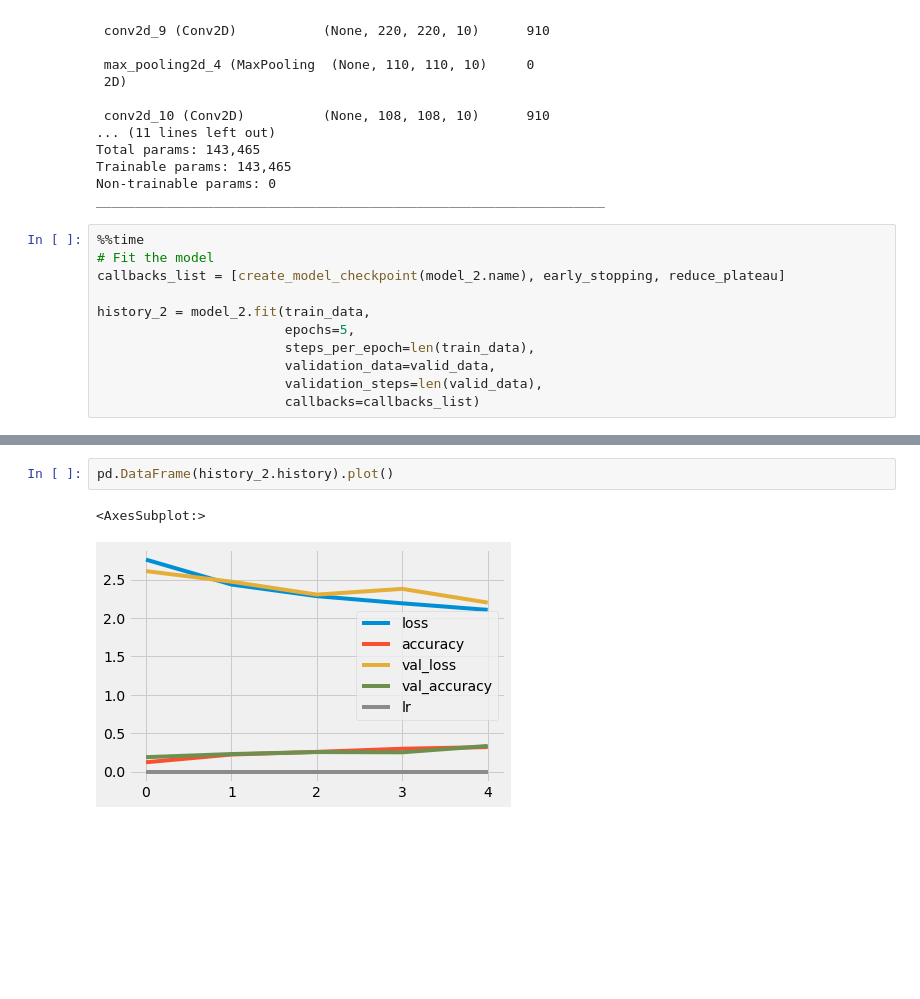
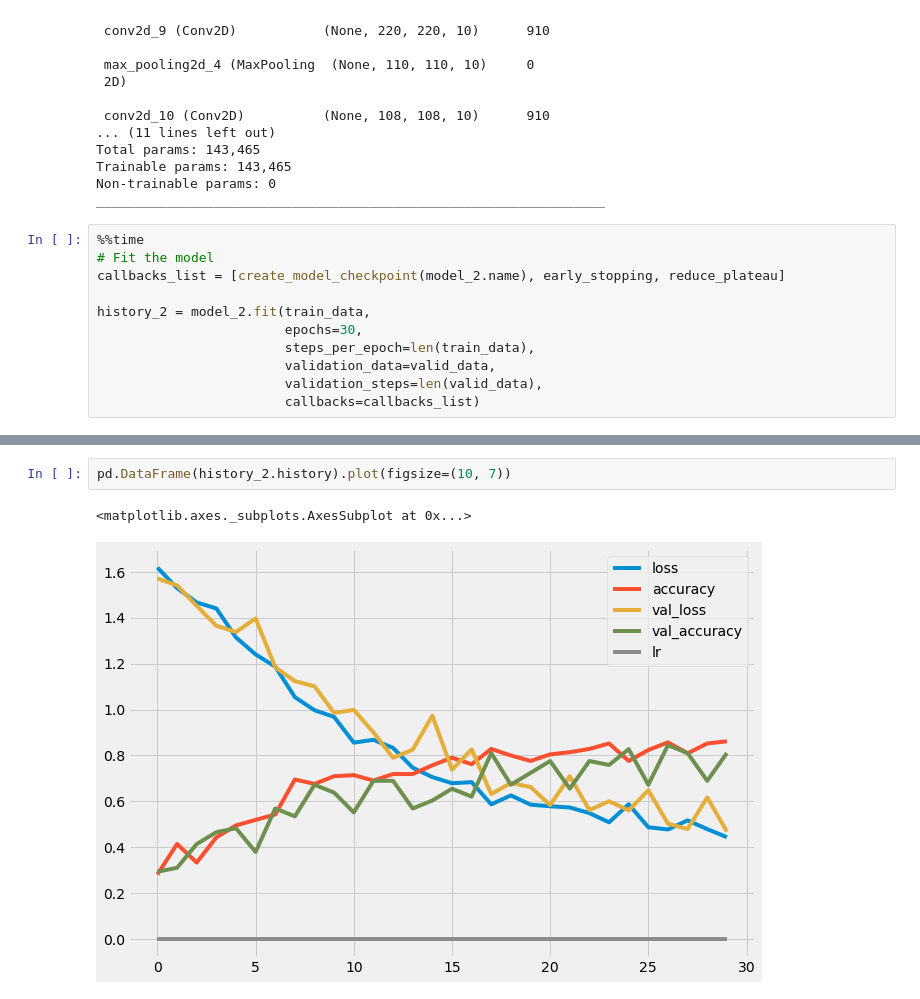
Before and after one commit to benjaminogbonna/plant_disease_identification, a Jupyter notebook: plant_disease_identification.ipynb, the cells around one changed output, grey strips where cells are left out. Cells and saved outputs as stored; diff of their text form; blank space fills up the shorter version.

Commit message:
more eperiments for grascale images, and training for 30 epochs.

```diff
--- a/plant_disease_identification.ipynb
+++ b/plant_disease_identification.ipynb
@@ -496,7 +469,7 @@ _________________________________________________________________
 callbacks_list = [create_model_checkpoint(model_2.name), early_stopping, reduce_plateau]
 
 history_2 = model_2.fit(train_data,
-                        epochs=5,
+                        epochs=30,
                         steps_per_epoch=len(train_data),
                         validation_data=valid_data,
                         validation_steps=len(valid_data),
@@ -522,5 +506,5 @@ model_2.evaluate(valid_data)
 # %%
-pd.DataFrame(history_2.history).plot()
+pd.DataFrame(history_2.history).plot(figsize=(10, 7))
 # %% [output]
-<AxesSubplot:>
+<matplotlib.axes._subplots.AxesSubplot at 0x...>
-[figure, old version]
+[figure, new version]
```
Also changed, not shown: parts of 32 cells of this notebook, 5 other files.
